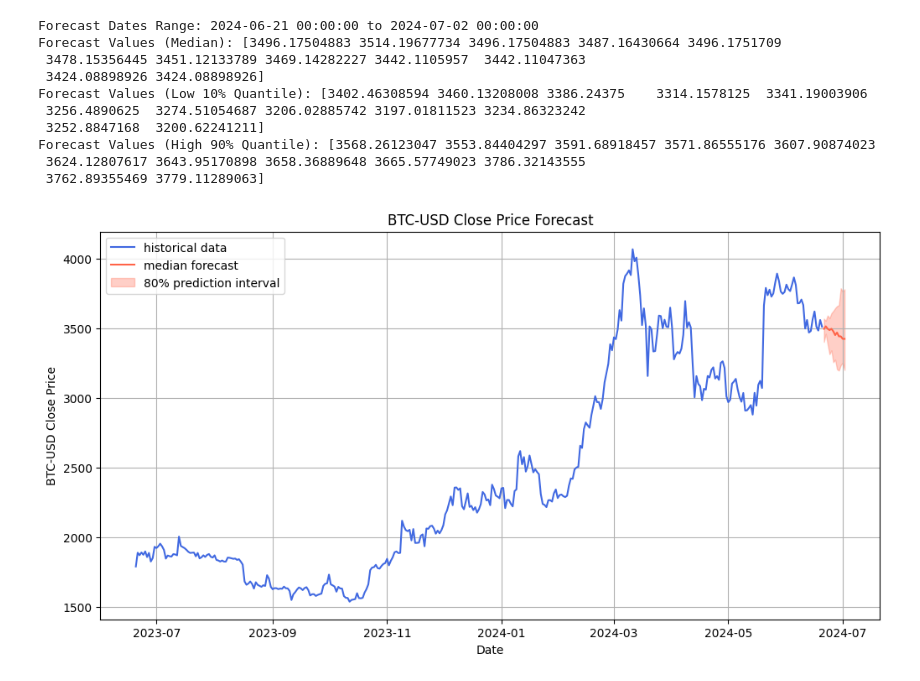
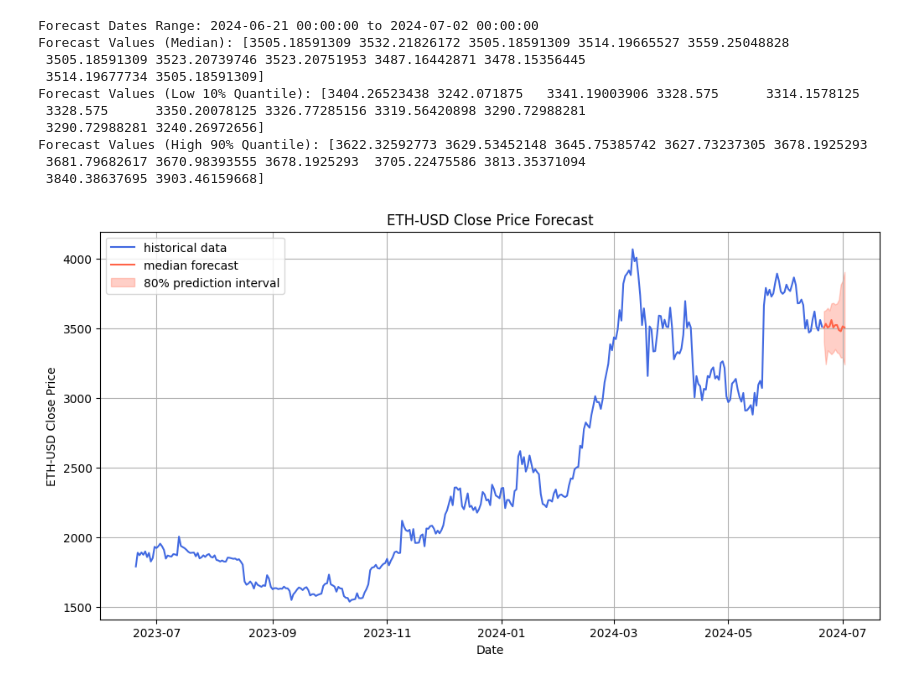
Before and after one commit to Group5-week9-10ac/Crypto-Trading-Engineering, a Jupyter notebook: notebooks/Chronos_forecasting.ipynb, the cells around one changed output. Saved outputs shown, nothing was run; the diff lists cells and outputs as text; code cells hidden in the pictures.

```diff
--- a/notebooks/Chronos_forecasting.ipynb
+++ b/notebooks/Chronos_forecasting.ipynb
@@ -46,18 +48,19 @@ Forecast Values (High 90% Quantile): [605.8534668  602.73717041 606.11312256 608
 # %%
+name = 'ETH'
 df_eth = pd.read_csv('/home/jabez/Documents/week_9/Crypto-Trading-Engineering/data/ETH-USD.csv')
 context_eth = forecast.data_preparation(df_eth)
 forecast_eth_date = forecast.generate_forecast_date(df_eth)
-forecast.predict(df_eth,forecast_eth_date,context_eth)
+forecast.predict(name, df_eth,forecast_eth_date,context_eth)
 # %% [output]
 Forecast Dates Range: 2024-06-21 00:00:00 to 2024-07-02 00:00:00
-Forecast Values (Median): [3496.17504883 3514.19677734 3496.17504883 3487.16430664 3496.1751709
- 3478.15356445 3451.12133789 3469.14282227 3442.1105957  3442.11047363
- 3424.08898926 3424.08898926]
-Forecast Values (Low 10% Quantile): [3402.46308594 3460.13208008 3386.24375    3314.1578125  3341.19003906
- 3256.4890625  3274.51054687 3206.02885742 3197.01811523 3234.86323242
- 3252.8847168  3200.62241211]
-Forecast Values (High 90% Quantile): [3568.26123047 3553.84404297 3591.68918457 3571.86555176 3607.90874023
- 3624.12807617 3643.95170898 3658.36889648 3665.57749023 3786.32143555
- 3762.89355469 3779.11289063]
+Forecast Values (Median): [3505.18591309 3532.21826172 3505.18591309 3514.19665527 3559.25048828
+ 3505.18591309 3523.20739746 3523.20751953 3487.16442871 3478.15356445
+ 3514.19677734 3505.18591309]
+Forecast Values (Low 10% Quantile): [3404.26523438 3242.071875   3341.19003906 3328.575      3314.1578125
+ 3328.575      3350.20078125 3326.77285156 3319.56420898 3290.72988281
+ 3290.72988281 3240.26972656]
+Forecast Values (High 90% Quantile): [3622.32592773 3629.53452148 3645.75385742 3627.73237305 3678.1925293
+ 3681.79682617 3670.98393555 3678.1925293  3705.22475586 3813.35371094
+ 3840.38637695 3903.46159668]
-[figure, old version]
+[figure, new version]
 # %%
```
Also changed, not shown: parts of 4 cells of this notebook.
